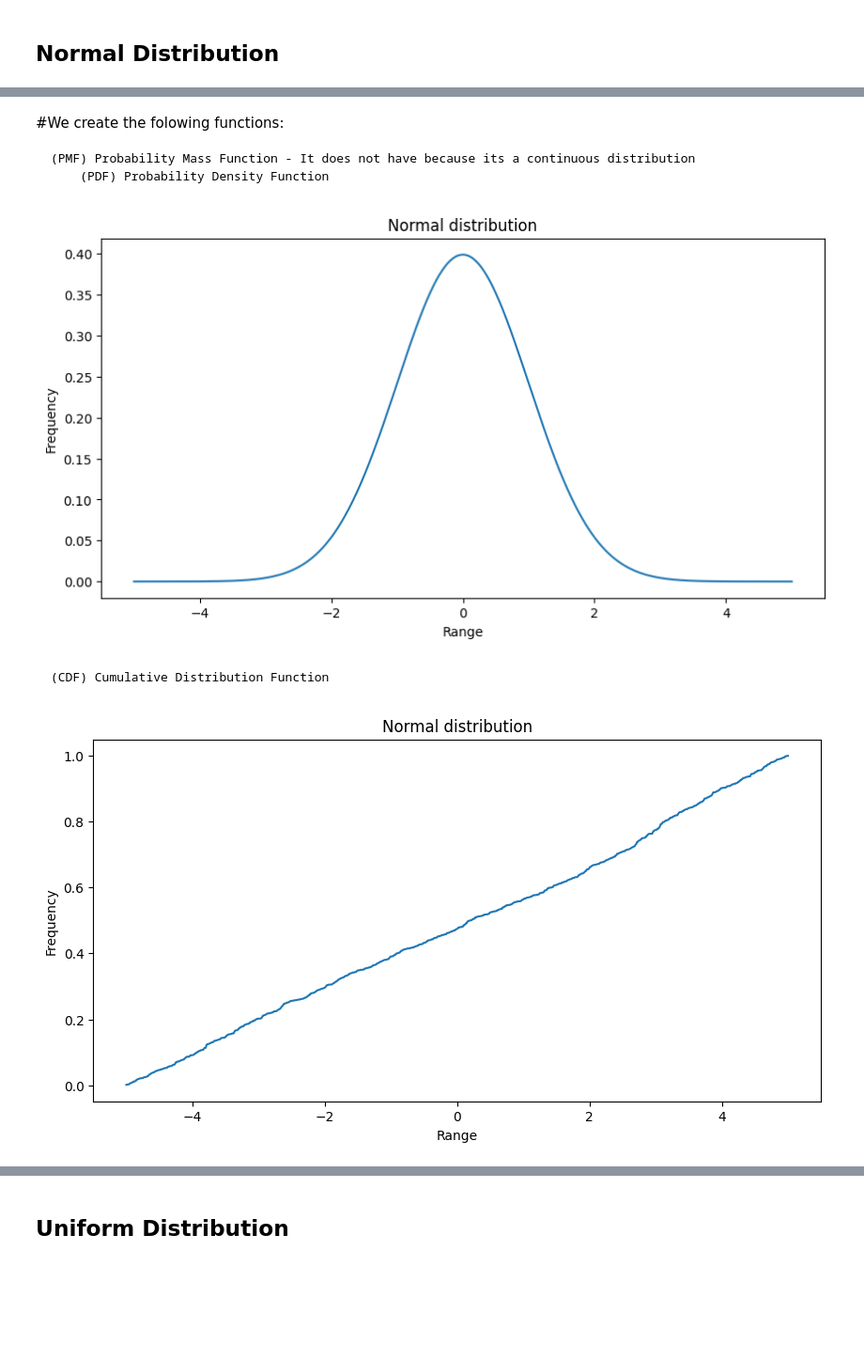
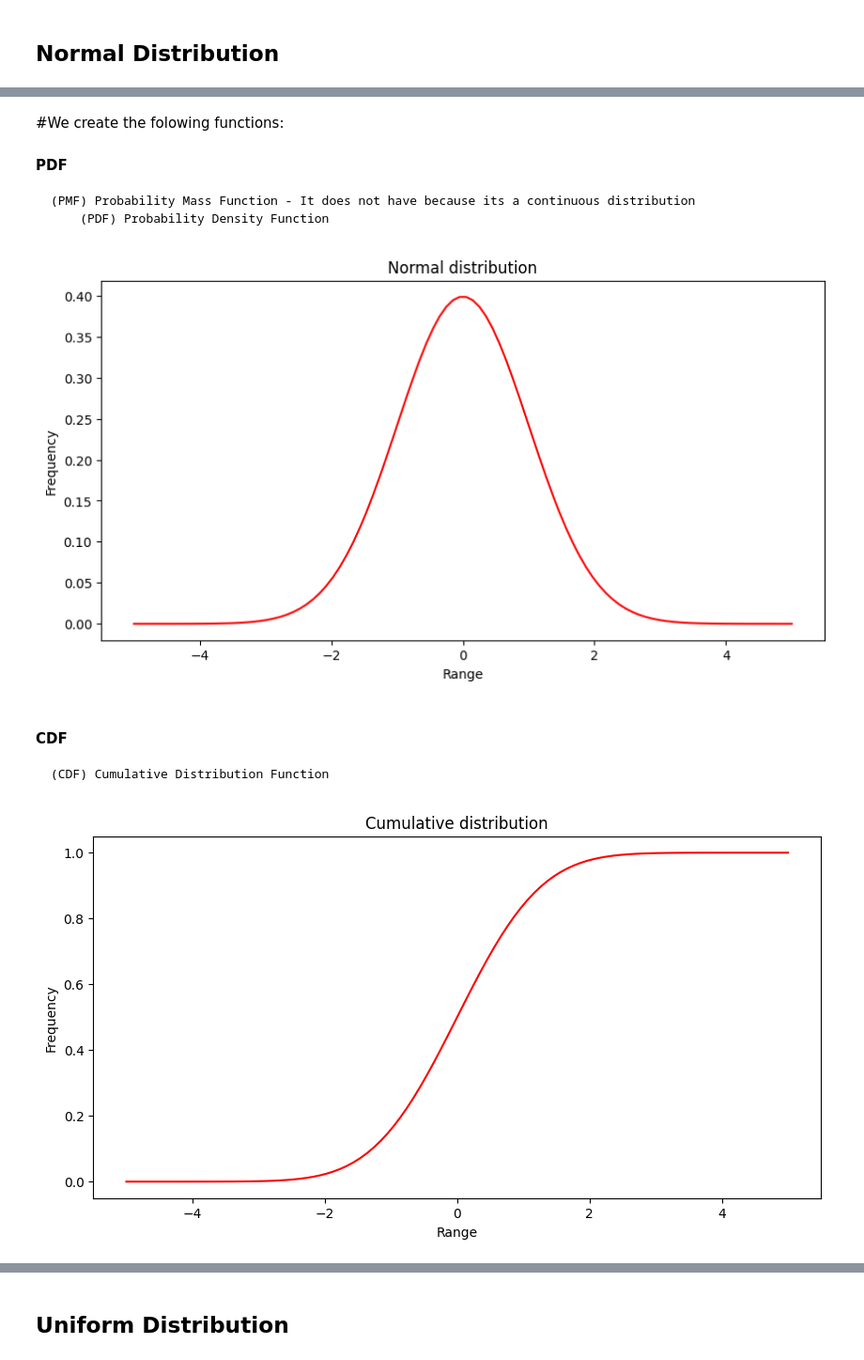
Before and after one commit to gutierenmanuel/probability-distribution-exercises-project-with-python, a Jupyter notebook: notebook/problems.ipynb, the cells around one changed output, grey strips where cells are left out. Shown: that part at 94% size. Cells and saved outputs as stored; diff of their text form; code cells hidden in the pictures; blank space fills up the shorter version.

Commit message:
all graphics done

```diff
--- a/notebook/problems.ipynb
+++ b/notebook/problems.ipynb
@@ -94,17 +96,15 @@ import matplotlib.pyplot as plt
 #Parameters
 mu = 0  # Mean
 sigma = 1  # Standar Deviation
-
-# We Create the sample of random variables for normal distribution
-sample_size = 1000
-random_normal_data = stats.norm.rvs(loc=mu, scale=sigma, size=sample_size)
+step_size = 100
 
 # Create a line to pass the function to normalize on the graph
-data = np.linspace(-5, 5, sample_size)
-pdf = stats.norm.pdf(data)
+data = np.linspace(-5, 5, step_size)
 # %% [markdown]
 #We create the folowing functions:
 
+#### PDF
+
     (PMF) Probability Mass Function - It does not have because its a continuous distribution
         (PDF) Probability Density Function
 # %%
@@ -119,29 +119,45 @@ pdf_values_norm = pdf_normal(data, mu, sigma)
 
 # Graphic the normal distribution
 plt.figure(figsize = (10, 5))
-plt.plot(data, pdf_values_norm)
+plt.plot(data, pdf_values_norm, color= 'red')
 
 # Personalizate the graphic
 plt.title('Normal distribution')
 plt.xlabel('Range')
 plt.ylabel('Frequency')
 
+
 # Show the histogram
 plt.show()
 # %% [output]
-[figure, old version]
+[figure, new version]
 # %% [markdown]
+#### CDF
+
     (CDF) Cumulative Distribution Function
 # %%
 
 def cdf_normal(x_values, loc=mu, scale=sigma):
 
     #Calcule the cumulative distribution function
 
     cdf = stats.norm.cdf(x_values, loc=mu, scale=sigma)
     return cdf
 
-cdf_values_norm = cdf_normal(random_normal_data, mu, sigma)
+cdf_values_norm = cdf_normal(data, mu, sigma)
+
+# Graphic the normal distribution
+plt.figure(figsize = (10, 5))
+plt.plot(data, cdf_values_norm, color= 'red')
+
+# Personalizate the graphic
+plt.title('Cumulative distribution')
+plt.xlabel('Range')
+plt.ylabel('Frequency')
+
+
+# Show the histogram
+plt.show()
 # %% [output]
-[figure, old version]
+[figure, new version]
 # %% [markdown]
```
Also changed, not shown: parts of 11 cells of this notebook.
